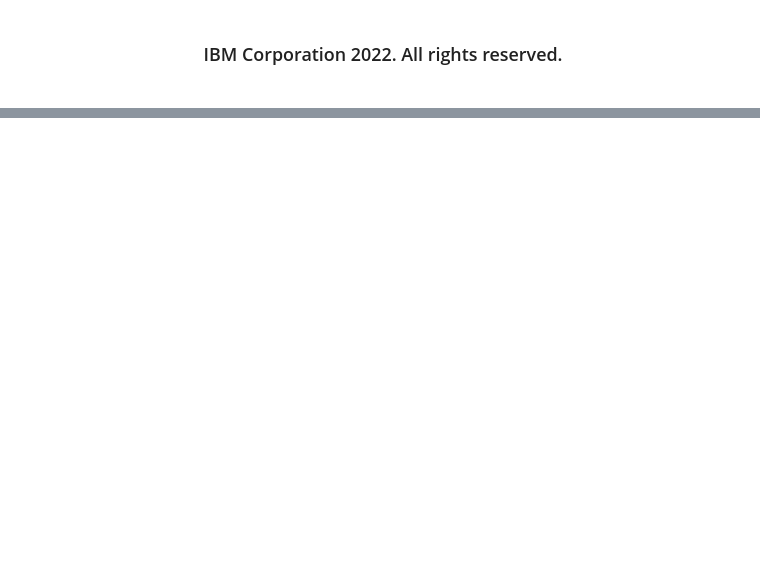
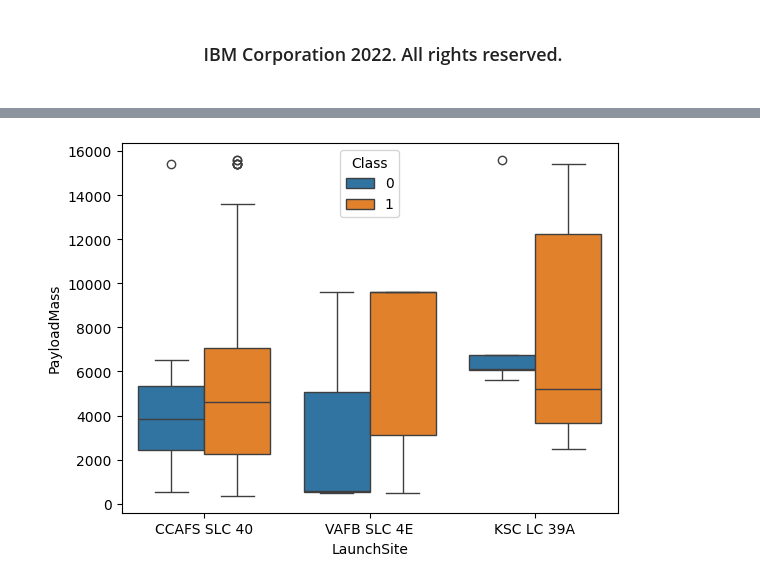
Before and after one commit to arya-prayoga/IBM-Data-Science-Professional-Certificate, a Jupyter notebook: Applied Data Science Capstone/edadataviz.ipynb, the cells around one changed output, grey strips where cells are left out. Cells and saved outputs as stored; diff of their text form; code cells hidden in the pictures; blank space fills up the shorter version.

```diff
--- a/Applied Data Science Capstone/edadataviz.ipynb
+++ b/Applied Data Science Capstone/edadataviz.ipynb
@@ -274,0 +288,5 @@ features_one_hot.to_csv('dataset_part_3.csv', index=False)
+# %%
+sns.boxplot(x='LaunchSite', y='PayloadMass', hue='Class', data=df)
+plt.show()
+# %% [output]
+[figure, added]
```
Also changed, not shown: parts of 6 cells of this notebook.
